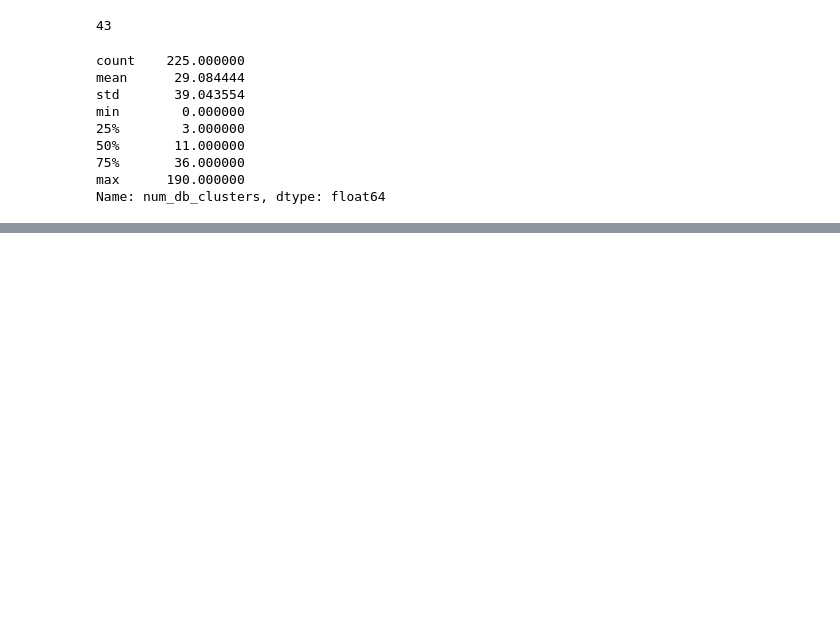
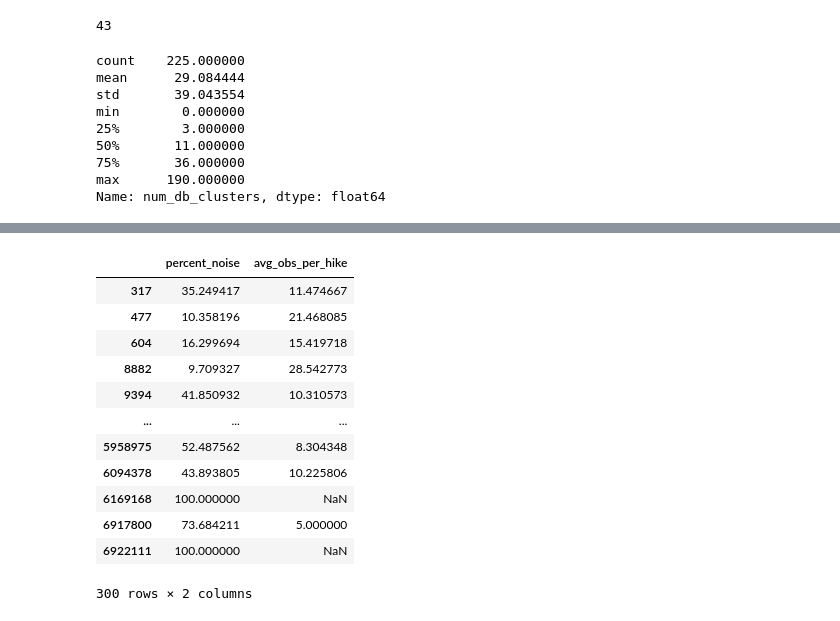
Before and after one commit to mccoolgrime/BrainStationCapstone, a Jupyter notebook: notebooks/Applying ML to Find User Hikes - Comparing Users.ipynb, the cells around one changed output, grey strips where cells are left out. Cells and saved outputs as stored; diff of their text form; code cells hidden in the pictures; blank space fills up the shorter version.

```diff
--- a/notebooks/Applying ML to Find User Hikes - Comparing Users.ipynb
+++ b/notebooks/Applying ML to Find User Hikes - Comparing Users.ipynb
@@ -1078,0 +1158,39 @@ Name: num_db_clusters, dtype: float64
+# %%
+user_data = {}
+
+for user in df_sp["user_id"].unique():
+    # df filtered for only the user's data
+    rand_user_df = df_sp[df_sp["user_id"] == user]
+
+    # percent noise calculated and stored (any data point labeled with -1 is noise)
+    percent_noise = (rand_user_df["Cluster_Label"] == -1).sum() * 100 / rand_user_df.shape[0]
+
+    # average observations per hike calculated but NaN returned if there is only noise
+    # (so if there's only 1 value in the Cluster Label and that value is -1 for noise)
+    if (rand_user_df["Cluster_Label"].nunique() == 1) & (rand_user_df["Cluster_Label"].unique()[0] == -1):
+        avg_obs_per_hike = np.NaN
+    else:
+        avg_obs_per_hike = rand_user_df[rand_user_df["Cluster_Label"] != -1].shape[0] / \
+        (rand_user_df["Cluster_Label"].max() + 1) # the max value is last cluster and adding 1 gives total number (0 is first cluster)
+
+    # store values back into dictionary
+    user_data[user] = (percent_noise, avg_obs_per_hike)
+
+# put dictionary into DataFrame and transpose it, since pd.DataFrame reads keys as column headers
+user_data_df = pd.DataFrame(user_data, index = ["percent_noise", "avg_obs_per_hike"]).T
+
+user_data_df
+# %% [output]
+|  | percent_noise | avg_obs_per_hike |
+| 317 | 35.249417 | 11.474667 |
+| 477 | 10.358196 | 21.468085 |
+| 604 | 16.299694 | 15.419718 |
+| 8882 | 9.709327 | 28.542773 |
+| 9394 | 41.850932 | 10.310573 |
+| ... | ... | ... |
+| 5958975 | 52.487562 | 8.304348 |
+| 6094378 | 43.893805 | 10.225806 |
+| 6169168 | 100.000000 | NaN |
+| 6917800 | 73.684211 | 5.000000 |
+| 6922111 | 100.000000 | NaN |
+300 rows × 2 columns
```
Also changed, not shown: parts of 19 cells of this notebook.
